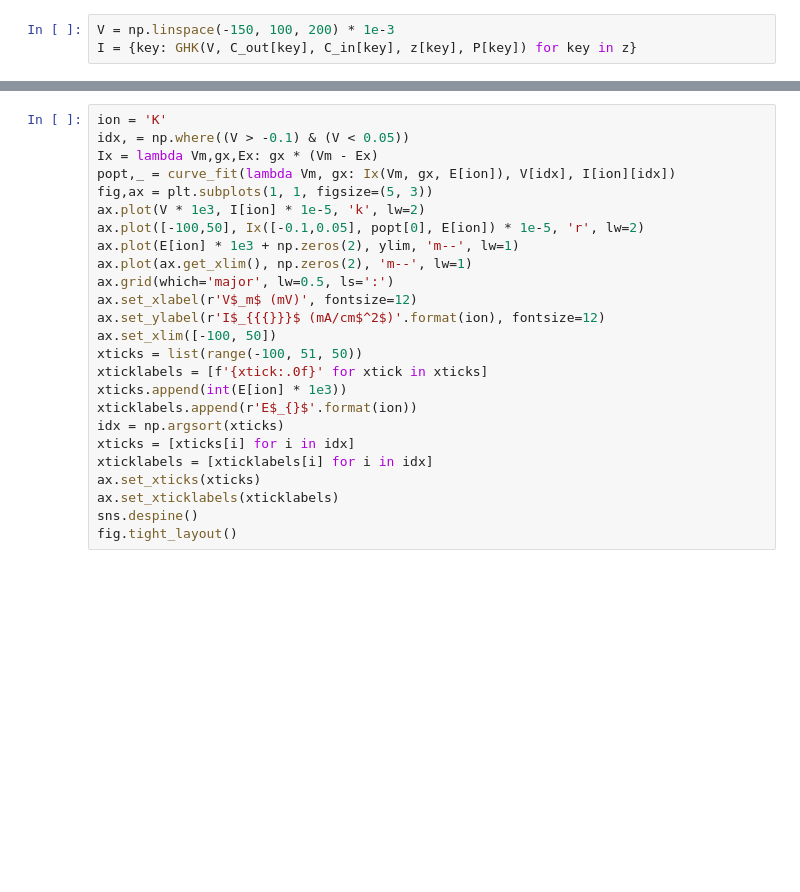
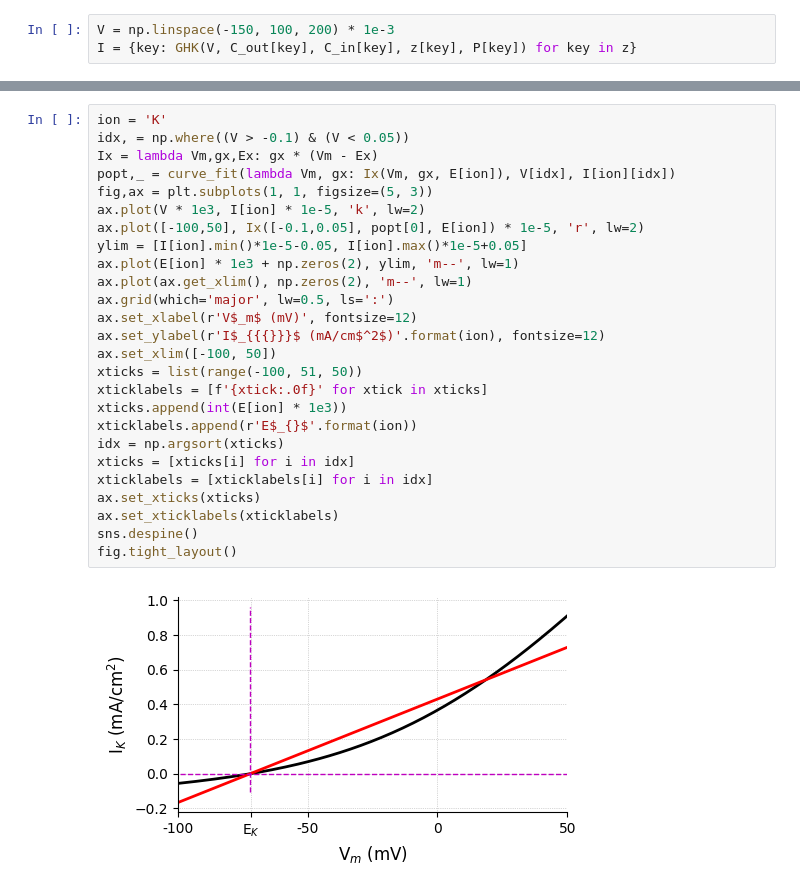
Before and after one commit to danielelinaro/comp-neuro-course-materials, a Jupyter notebook: 02_Neurophysiology/GHK.ipynb, the cells around one changed output, grey strips where cells are left out. Cells and saved outputs as stored; diff of their text form; blank space fills up the shorter version.

```diff
--- a/02_Neurophysiology/GHK.ipynb
+++ b/02_Neurophysiology/GHK.ipynb
@@ -33,28 +35,31 @@ fig.tight_layout()
 # %%
 ion = 'K'
 idx, = np.where((V > -0.1) & (V < 0.05))
 Ix = lambda Vm,gx,Ex: gx * (Vm - Ex)
 popt,_ = curve_fit(lambda Vm, gx: Ix(Vm, gx, E[ion]), V[idx], I[ion][idx])
 fig,ax = plt.subplots(1, 1, figsize=(5, 3))
 ax.plot(V * 1e3, I[ion] * 1e-5, 'k', lw=2)
 ax.plot([-100,50], Ix([-0.1,0.05], popt[0], E[ion]) * 1e-5, 'r', lw=2)
+ylim = [I[ion].min()*1e-5-0.05, I[ion].max()*1e-5+0.05]
 ax.plot(E[ion] * 1e3 + np.zeros(2), ylim, 'm--', lw=1)
 ax.plot(ax.get_xlim(), np.zeros(2), 'm--', lw=1)
 ax.grid(which='major', lw=0.5, ls=':')
 ax.set_xlabel(r'V$_m$ (mV)', fontsize=12)
 ax.set_ylabel(r'I$_{{{}}}$ (mA/cm$^2$)'.format(ion), fontsize=12)
 ax.set_xlim([-100, 50])
 xticks = list(range(-100, 51, 50))
 xticklabels = [f'{xtick:.0f}' for xtick in xticks]
 xticks.append(int(E[ion] * 1e3))
 xticklabels.append(r'E$_{}$'.format(ion))
 idx = np.argsort(xticks)
 xticks = [xticks[i] for i in idx]
 xticklabels = [xticklabels[i] for i in idx]
 ax.set_xticks(xticks)
 ax.set_xticklabels(xticklabels)
 sns.despine()
 fig.tight_layout()
+# %% [output]
+[figure, added]
 # %%
 V = np.linspace(-100, 50, 150) * 1e-3
 I = {key: GHK(V, C_out[key], C_in[key], z[key], P[key]) for key in z}
```
Also changed, not shown: parts of 2 cells of this notebook, 14 other files.
